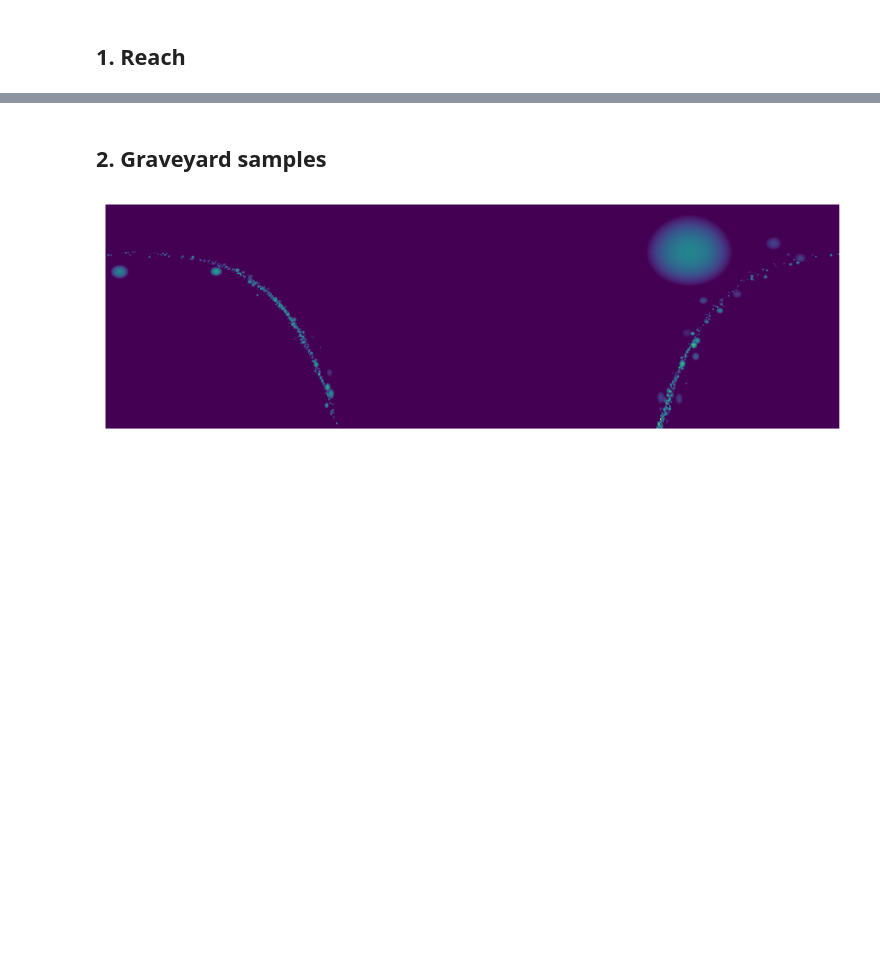
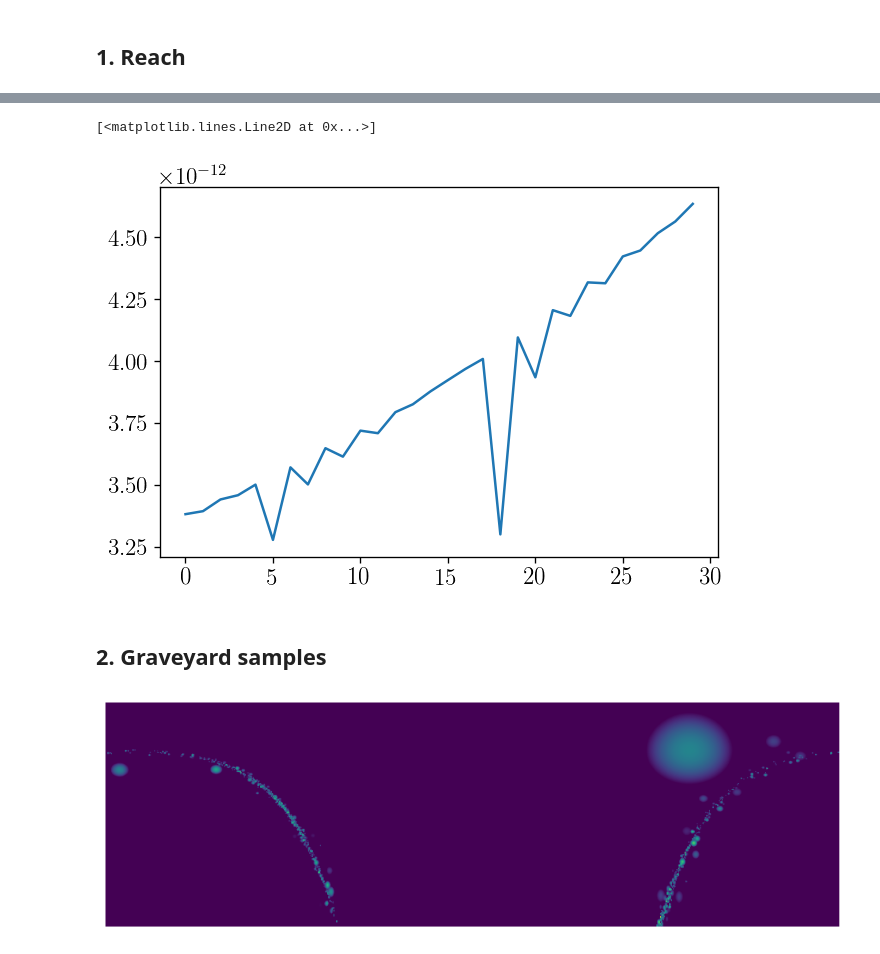
Before and after one commit to yitiansun/axion-mirror, a Jupyter notebook: estimates/plotting.ipynb, the cells around one changed output, grey strips where cells are left out. Saved outputs shown, nothing was run; the diff lists cells and outputs as text; code cells hidden in the pictures; blank space fills up the shorter version.

```diff
--- a/estimates/plotting.ipynb
+++ b/estimates/plotting.ipynb
@@ -90,0 +95,4 @@ fig.savefig('../outputs/reach.pdf')
+# %%
+with h5py.File(f"../outputs/plot_data/{config_name}/snrp.h5", 'r') as hf:
+    nu_arr = hf['nu'][:]
+    gagg_arr = hf['gagg'][:]
@@ -91,3 +103,8 @@ fig.savefig('../outputs/reach.pdf')
+# %%
+plt.plot(np.median(gagg_arr, axis=0))
+# %% [output]
+[<matplotlib.lines.Line2D at 0x...>]
+[figure, added]
 # %% [markdown]
 ## 2. Graveyard samples
 # %%
```
Also changed, not shown: parts of 5 cells of this notebook, 26 other files.
